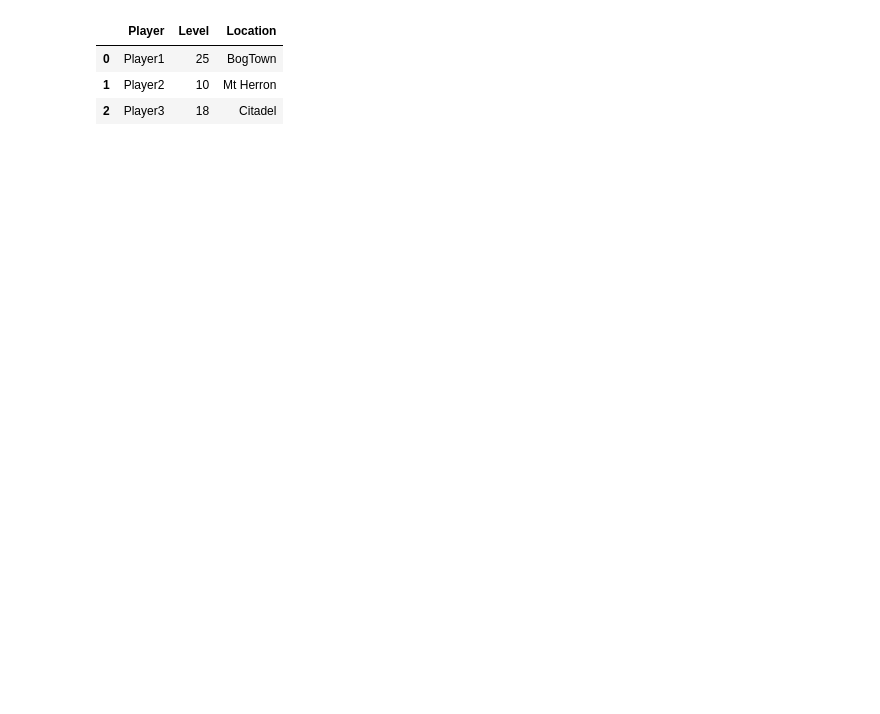
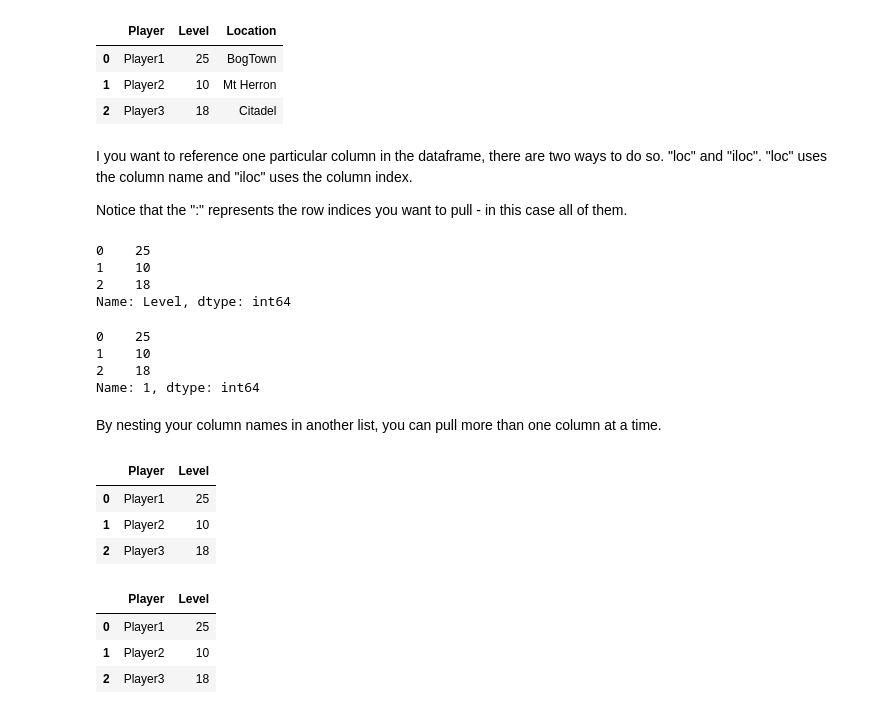
Before and after one commit to ttellner/GameDataScienceInPython, a Jupyter notebook: Labs_Chapter2_Python/Chapter2_Lab1.ipynb, the cells around one changed output. Cells and saved outputs as stored; diff of their text form; code cells hidden in the pictures; blank space fills up the shorter version.

```diff
--- a/Labs_Chapter2_Python/Chapter2_Lab1.ipynb
+++ b/Labs_Chapter2_Python/Chapter2_Lab1.ipynb
@@ -221,3 +310,37 @@ df_players3
 | 0 | Player1 | 25 | BogTown |
 | 1 | Player2 | 10 | Mt Herron |
 | 2 | Player3 | 18 | Citadel |
+# %% [markdown]
+I you want to reference one particular column in the dataframe, there are two ways to do so. "loc" and "iloc". "loc" uses the column name and "iloc" uses the column index.
+
+Notice that the ":" represents the row indices you want to pull - in this case all of them.
+# %%
+df_players3.loc[ :, "Level"]
+# %% [output]
+0    25
+1    10
+2    18
+Name: Level, dtype: int64
+# %%
+df_players.iloc[ :, 1]
+# %% [output]
+0    25
+1    10
+2    18
+Name: 1, dtype: int64
+# %% [markdown]
+By nesting your column names in another list, you can pull more than one column at a time.
+# %%
+df_players3.loc[ :, ["Player","Level"]]
+# %% [output]
+|  | Player | Level |
+| 0 | Player1 | 25 |
+| 1 | Player2 | 10 |
+| 2 | Player3 | 18 |
+# %%
+df_players3.iloc[ :, [0, 1]]
+# %% [output]
+|  | Player | Level |
+| 0 | Player1 | 25 |
+| 1 | Player2 | 10 |
+| 2 | Player3 | 18 |
```
Also changed, not shown: parts of 60 cells of this notebook, 12 other files.
